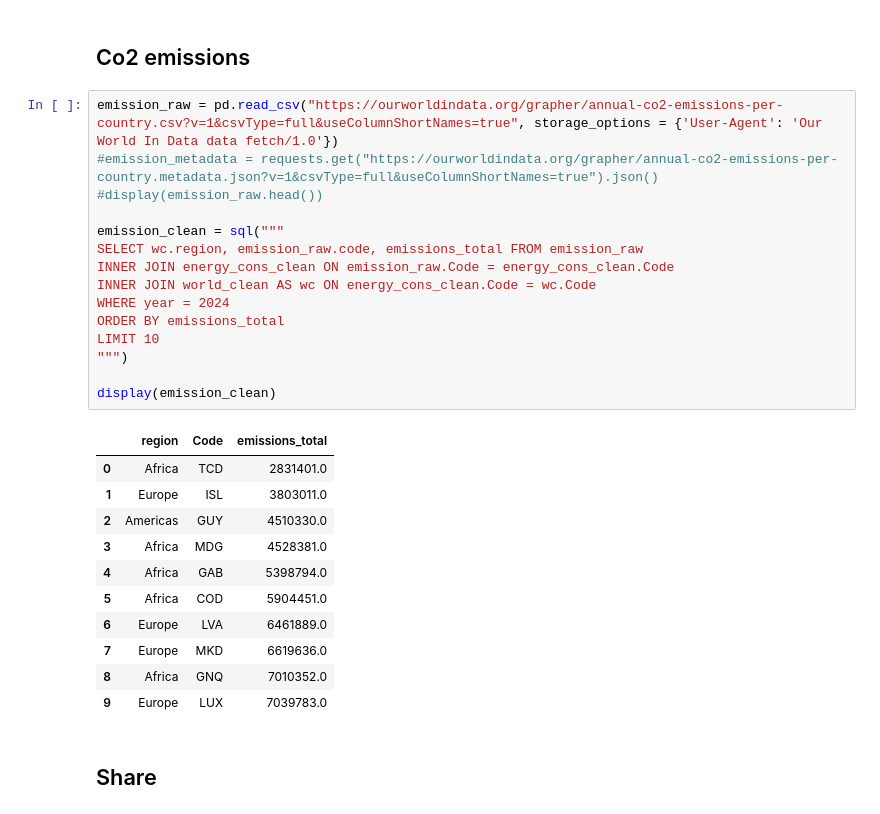
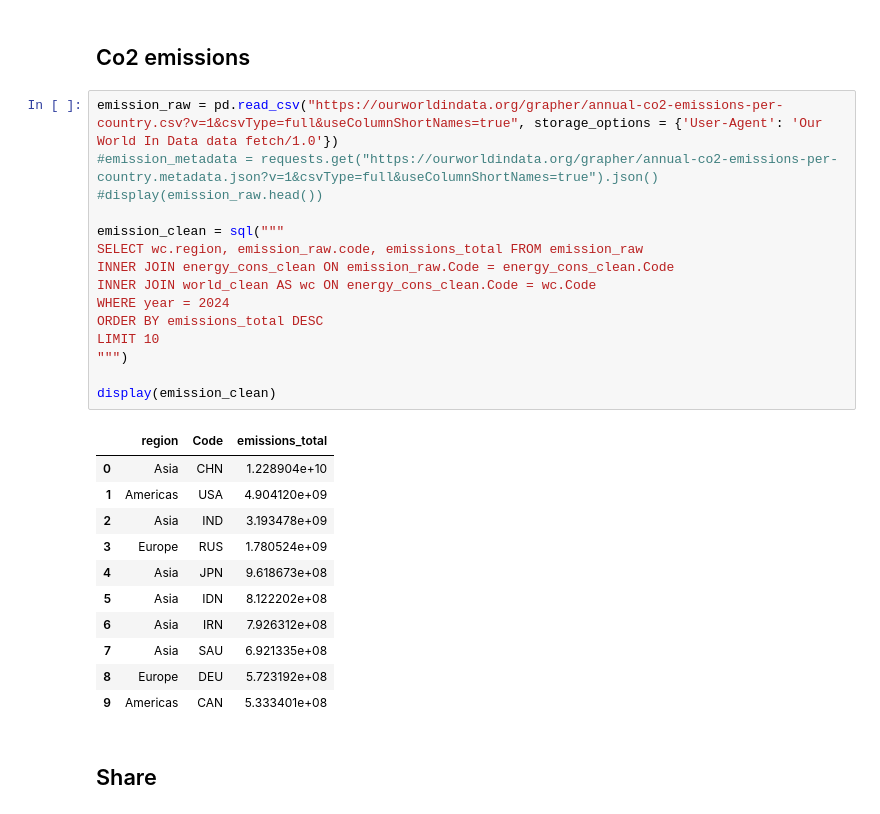
Before and after one commit to william-toscani/Data_Visualization_Project, a Jupyter notebook: Data_Viz_Project.ipynb, the cells around one changed output. Saved outputs shown, nothing was run; the diff lists cells and outputs as text.

```diff
--- a/Data_Viz_Project.ipynb
+++ b/Data_Viz_Project.ipynb
@@ -146,30 +166,30 @@ display(energy_cons_clean)
 # %%
 emission_raw = pd.read_csv("https://ourworldindata.org/grapher/annual-co2-emissions-per-country.csv?v=1&csvType=full&useColumnShortNames=true", storage_options = {'User-Agent': 'Our World In Data data fetch/1.0'})
 #emission_metadata = requests.get("https://ourworldindata.org/grapher/annual-co2-emissions-per-country.metadata.json?v=1&csvType=full&useColumnShortNames=true").json()
 #display(emission_raw.head())
 
 emission_clean = sql("""
 SELECT wc.region, emission_raw.code, emissions_total FROM emission_raw
 INNER JOIN energy_cons_clean ON emission_raw.Code = energy_cons_clean.Code
 INNER JOIN world_clean AS wc ON energy_cons_clean.Code = wc.Code
 WHERE year = 2024
-ORDER BY emissions_total
+ORDER BY emissions_total DESC
 LIMIT 10
 """)
 
 display(emission_clean)
 # %% [output]
 |  | region | Code | emissions_total |
-| 0 | Africa | TCD | 2831401.0 |
-| 1 | Europe | ISL | 3803011.0 |
-| 2 | Americas | GUY | 4510330.0 |
-| 3 | Africa | MDG | 4528381.0 |
-| 4 | Africa | GAB | 5398794.0 |
-| 5 | Africa | COD | 5904451.0 |
-| 6 | Europe | LVA | 6461889.0 |
-| 7 | Europe | MKD | 6619636.0 |
-| 8 | Africa | GNQ | 7010352.0 |
-| 9 | Europe | LUX | 7039783.0 |
+| 0 | Asia | CHN | 1.228904e+10 |
+| 1 | Americas | USA | 4.904120e+09 |
+| 2 | Asia | IND | 3.193478e+09 |
+| 3 | Europe | RUS | 1.780524e+09 |
+| 4 | Asia | JPN | 9.618673e+08 |
+| 5 | Asia | IDN | 8.122202e+08 |
+| 6 | Asia | IRN | 7.926312e+08 |
+| 7 | Asia | SAU | 6.921335e+08 |
+| 8 | Europe | DEU | 5.723192e+08 |
+| 9 | Americas | CAN | 5.333401e+08 |
 # %% [markdown]
 ## Share
 # %%
```
Also changed, not shown: parts of 35 cells of this notebook.
